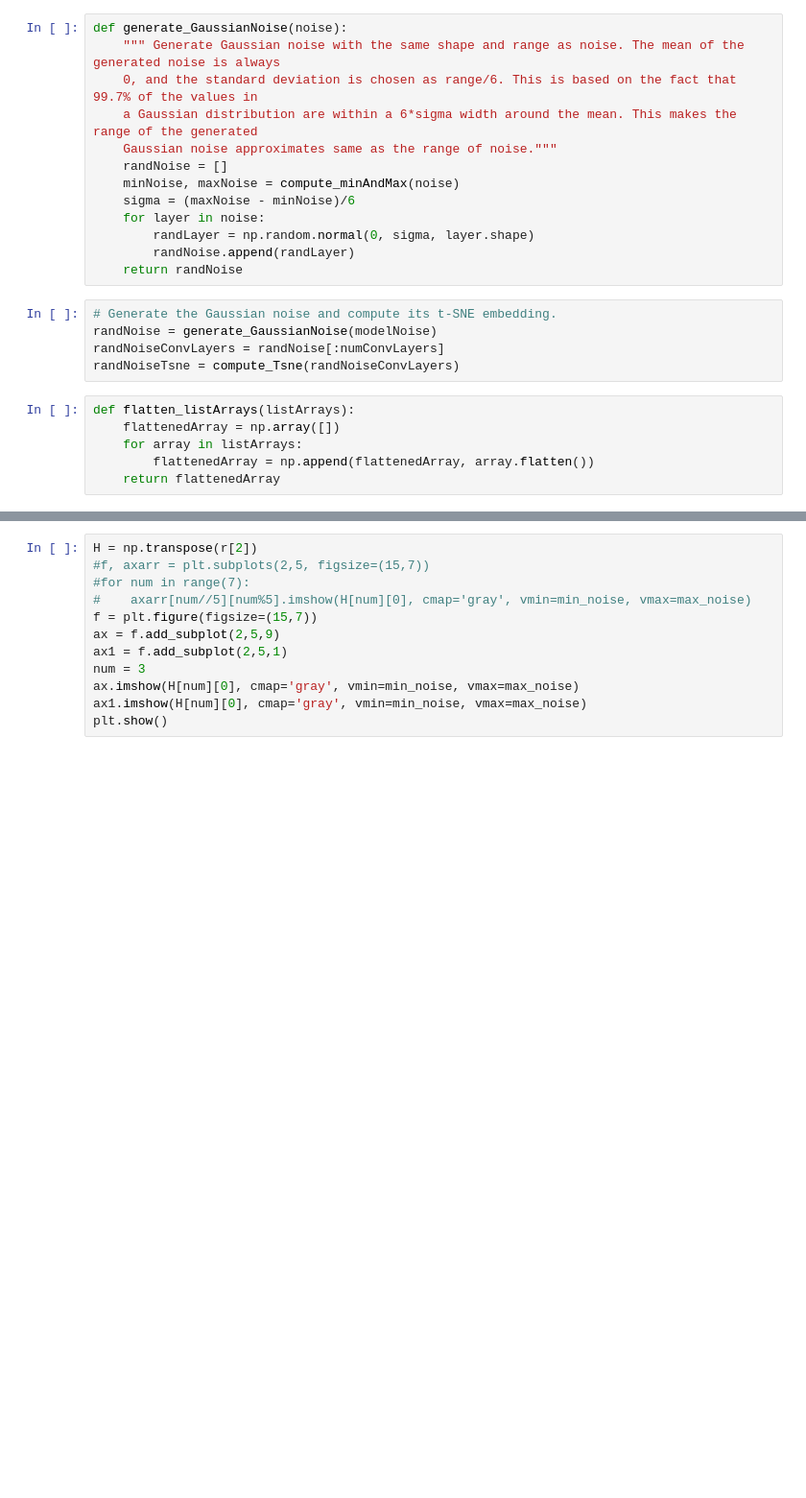
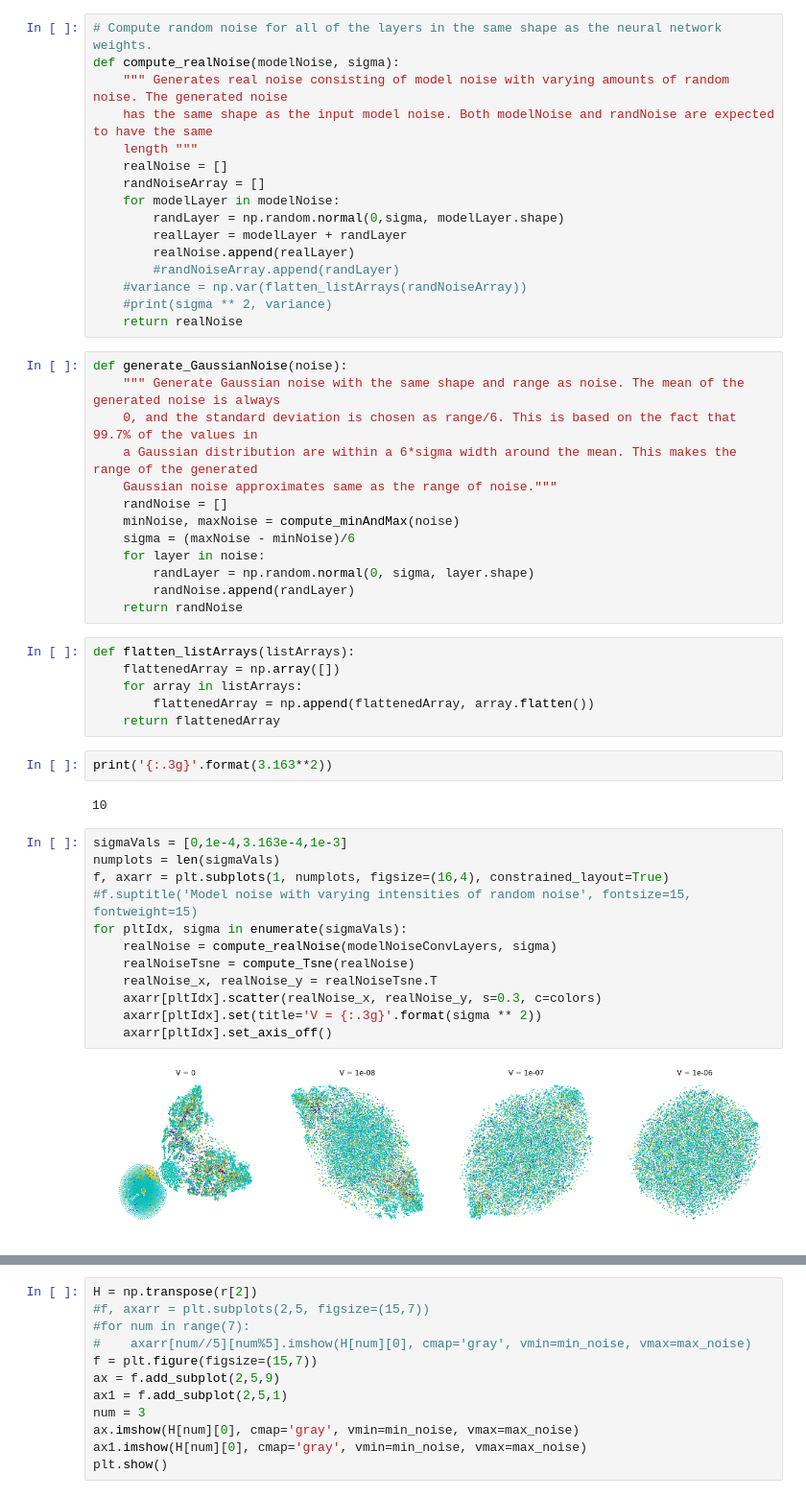
Before and after one commit to vorzawk/mdlAttack, a Jupyter notebook: mdlAttack_tsnePatterns.ipynb, the cells around one changed output, grey strips where cells are left out. Shown: that part at 96% size. Saved outputs shown, nothing was run; the diff lists cells and outputs as text; blank space fills up the shorter version.

```diff
--- a/mdlAttack_tsnePatterns.ipynb
+++ b/mdlAttack_tsnePatterns.ipynb
@@ -111,6 +113,22 @@ nonZeroPatternIndices =[]
 for idx in np.nditer(patternIndices):
     if (noiseVectors[idx] != 0).any():
         nonZeroPatternIndices.append(idx)
+# %%
+# Compute random noise for all of the layers in the same shape as the neural network weights.
+def compute_realNoise(modelNoise, sigma):
+    """ Generates real noise consisting of model noise with varying amounts of random noise. The generated noise
+    has the same shape as the input model noise. Both modelNoise and randNoise are expected to have the same
+    length """
+    realNoise = []
+    randNoiseArray = []
+    for modelLayer in modelNoise:
+        randLayer = np.random.normal(0,sigma, modelLayer.shape)
+        realLayer = modelLayer + randLayer
+        realNoise.append(realLayer)
+        #randNoiseArray.append(randLayer)
+    #variance = np.var(flatten_listArrays(randNoiseArray))
+    #print(sigma ** 2, variance)
+    return realNoise
 # %%
 def generate_GaussianNoise(noise):
     """ Generate Gaussian noise with the same shape and range as noise. The mean of the generated noise is always
@@ -124,14 +142,27 @@ def generate_GaussianNoise(noise):
         randLayer = np.random.normal(0, sigma, layer.shape)
         randNoise.append(randLayer)
     return randNoise
-# %%
-# Generate the Gaussian noise and compute its t-SNE embedding.
-randNoise = generate_GaussianNoise(modelNoise)
-randNoiseConvLayers = randNoise[:numConvLayers]
-randNoiseTsne = compute_Tsne(randNoiseConvLayers)
 # %%
 def flatten_listArrays(listArrays):
     flattenedArray = np.array([])
     for array in listArrays:
         flattenedArray = np.append(flattenedArray, array.flatten())
     return flattenedArray
+# %%
+print('{:.3g}'.format(3.163**2))
+# %% [output]
+10
+# %%
+sigmaVals = [0,1e-4,3.163e-4,1e-3]
+numplots = len(sigmaVals)
+f, axarr = plt.subplots(1, numplots, figsize=(16,4), constrained_layout=True)
+#f.suptitle('Model noise with varying intensities of random noise', fontsize=15, fontweight=15)
+for pltIdx, sigma in enumerate(sigmaVals):
+    realNoise = compute_realNoise(modelNoiseConvLayers, sigma)
+    realNoiseTsne = compute_Tsne(realNoise)
+    realNoise_x, realNoise_y = realNoiseTsne.T
+    axarr[pltIdx].scatter(realNoise_x, realNoise_y, s=0.3, c=colors)
+    axarr[pltIdx].set(title='V = {:.3g}'.format(sigma ** 2))
+    axarr[pltIdx].set_axis_off()
+# %% [output]
+[figure, added]
```
Also changed, not shown: parts of 9 cells of this notebook, 3 other files.
